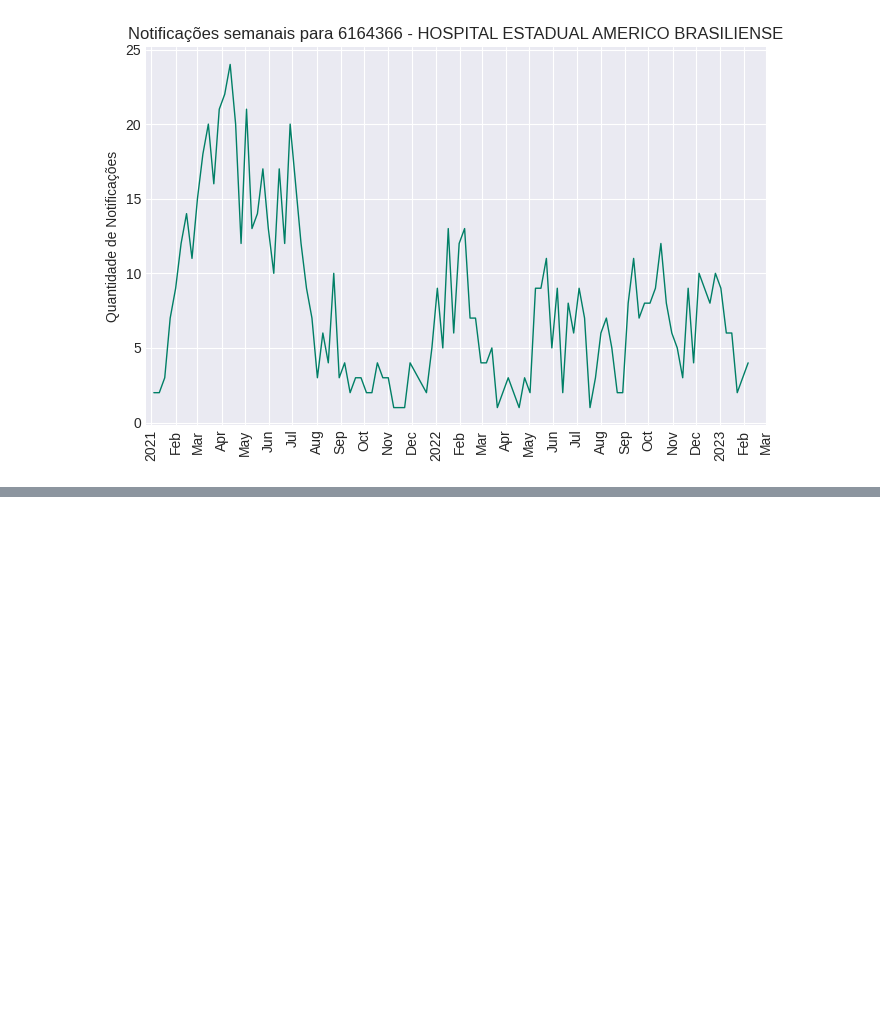
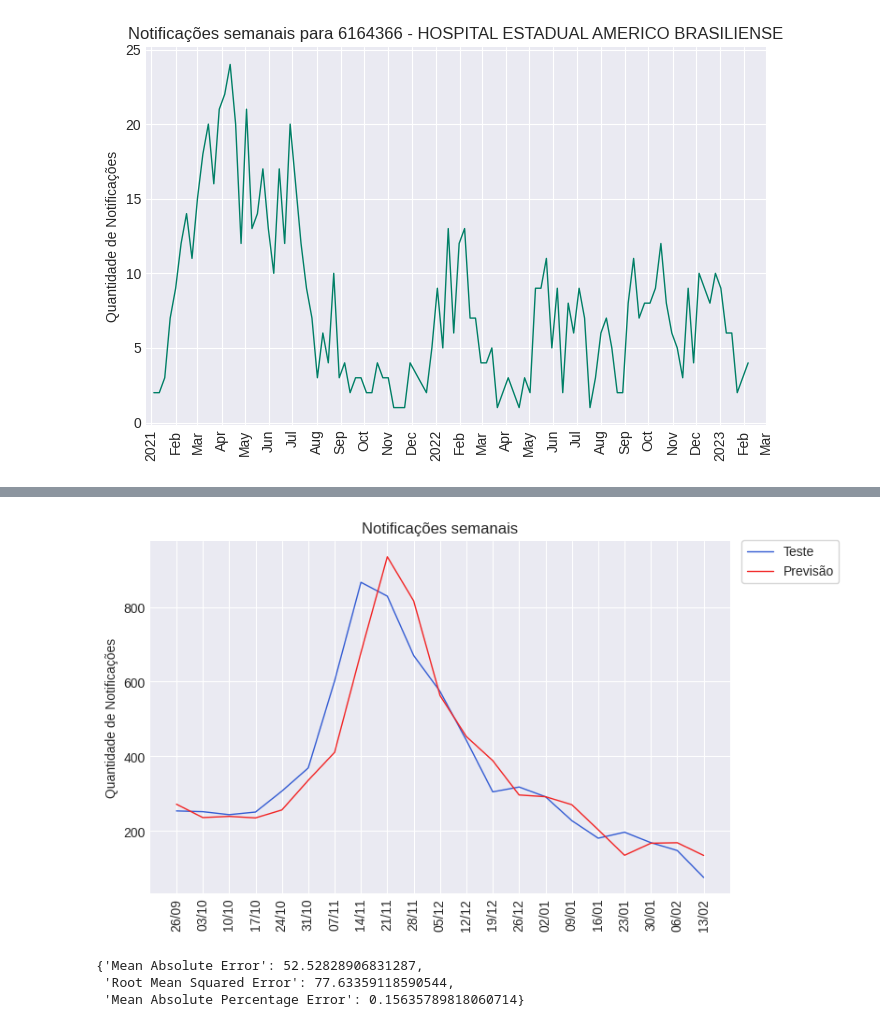
Before and after one commit to flohmannjr/PJI410, a Jupyter notebook: PJI410_aprendizado.ipynb, the cells around one changed output, grey strips where cells are left out. Cells and saved outputs as stored; diff of their text form; code cells hidden in the pictures; blank space fills up the shorter version.

```diff
--- a/PJI410_aprendizado.ipynb
+++ b/PJI410_aprendizado.ipynb
@@ -515,0 +600,4 @@ notificacoes_semanais(df_notificacoes_por_unidade[df_notificacoes_por_unidade['U
+# %%
+metricas = [None] * 10
+
+quantidades = dados['Quantidade'].to_numpy()
@@ -515,0 +641,2 @@ notificacoes_semanais(df_notificacoes_por_unidade[df_notificacoes_por_unidade['U
+# %%
+previsoes = modelo.predict(janelas_teste)
@@ -515,0 +645,41 @@ notificacoes_semanais(df_notificacoes_por_unidade[df_notificacoes_por_unidade['U
+# %%
+def grafico_series(X_treino=[], y_treino=[],
+                   X_teste=[], y_teste=[],
+                   X_previsao=[], y_previsao=[],
+                   inicio=0, fim=None):
+
+    base_legenda = 1
+    semanas = []
+
+    if len(X_treino) > 0:
+        sns.lineplot(x=X_treino[inicio:fim], y=y_treino[inicio:fim], color=COR_TREINO, linewidth=LINHA_ESPESSURA, label='Treino')
+        base_legenda -= 0.06
+        semanas.append(X_treino[inicio:fim])
+
+    if len(X_teste) > 0:
+        sns.lineplot(x=X_teste[inicio:fim], y=y_teste[inicio:fim], color=COR_TESTE, linewidth=LINHA_ESPESSURA, label='Teste')
+        base_legenda -= 0.06
+        semanas.append(X_teste[inicio:fim])
+
+    if len(X_previsao) > 0:
+        sns.lineplot(x=X_previsao[inicio:fim], y=y_previsao[inicio:fim], color=COR_PREVISAO, linewidth=LINHA_ESPESSURA, label='Previsão')
+        base_legenda -= 0.06
+        semanas.append(X_previsao[inicio:fim])
+
+    semanas = np.unique(np.sort(semanas))
+
+    plt.title(f'Notificações semanais')
+    plt.xlabel('')
+    plt.ylabel('Quantidade de Notificações')
+
+    plt.xticks(ticks=semanas, labels=pd.to_datetime(semanas).strftime('%d/%m'), rotation=90)
+
+    plt.legend(loc=(1.02, base_legenda), frameon=True, facecolor='white')
+
+    plt.show()
+# %%
+grafico_series(X_teste=X_test[-len(janelas_teste):], y_teste=tf.squeeze(horizontes_teste),
+               X_previsao=X_test[-len(janelas_teste):], y_previsao=tf.squeeze(previsoes),
+               inicio=-60)
+# %% [output]
+[figure, added]
@@ -515,0 +698,6 @@ notificacoes_semanais(df_notificacoes_por_unidade[df_notificacoes_por_unidade['U
+# %%
+metricas[1]
+# %% [output]
+{'Mean Absolute Error': 52.52828906831287,
+ 'Root Mean Squared Error': 77.63359118590544,
+ 'Mean Absolute Percentage Error': 0.15635789818060714}
```
Also changed, not shown: parts of 13 cells of this notebook.
